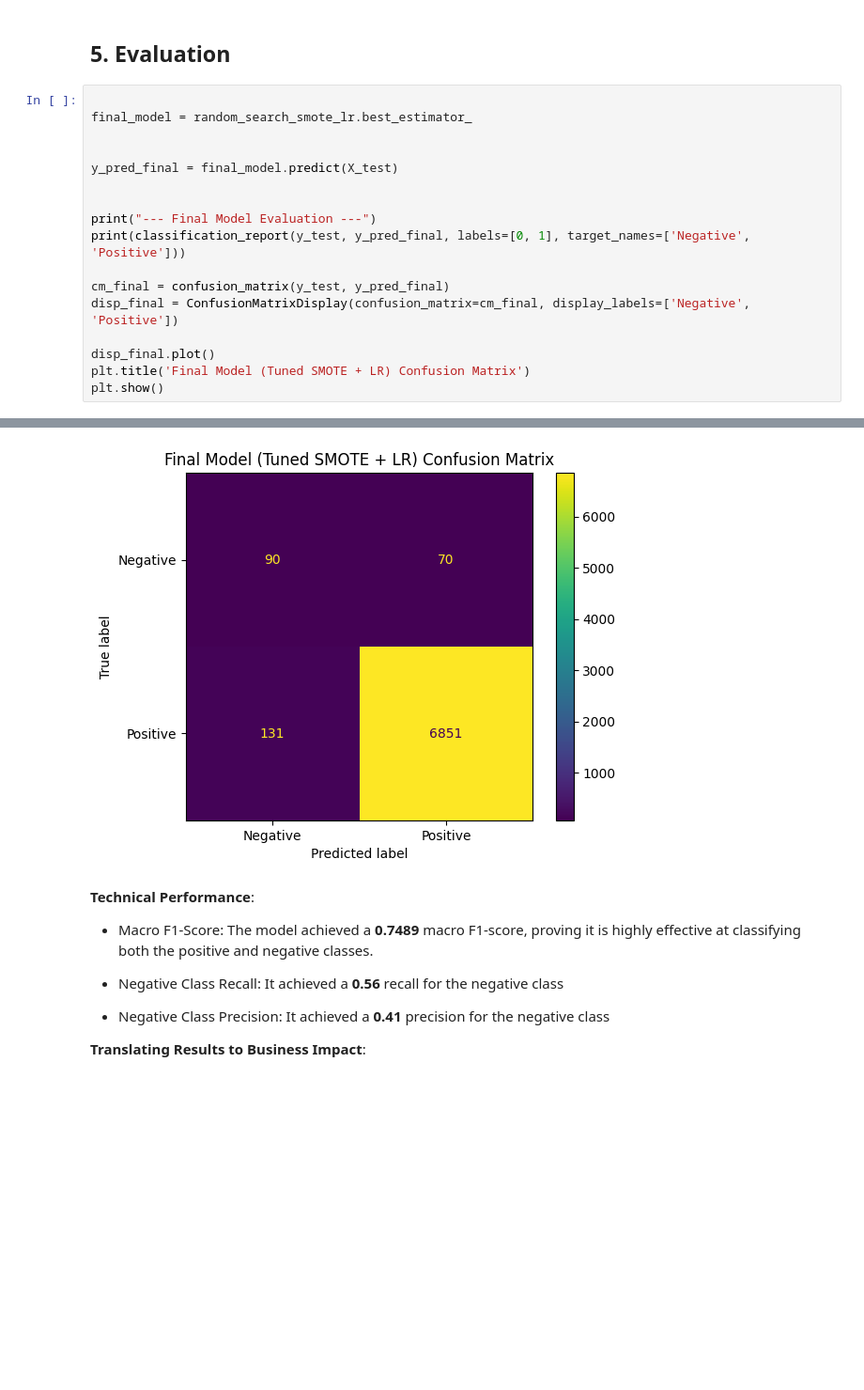
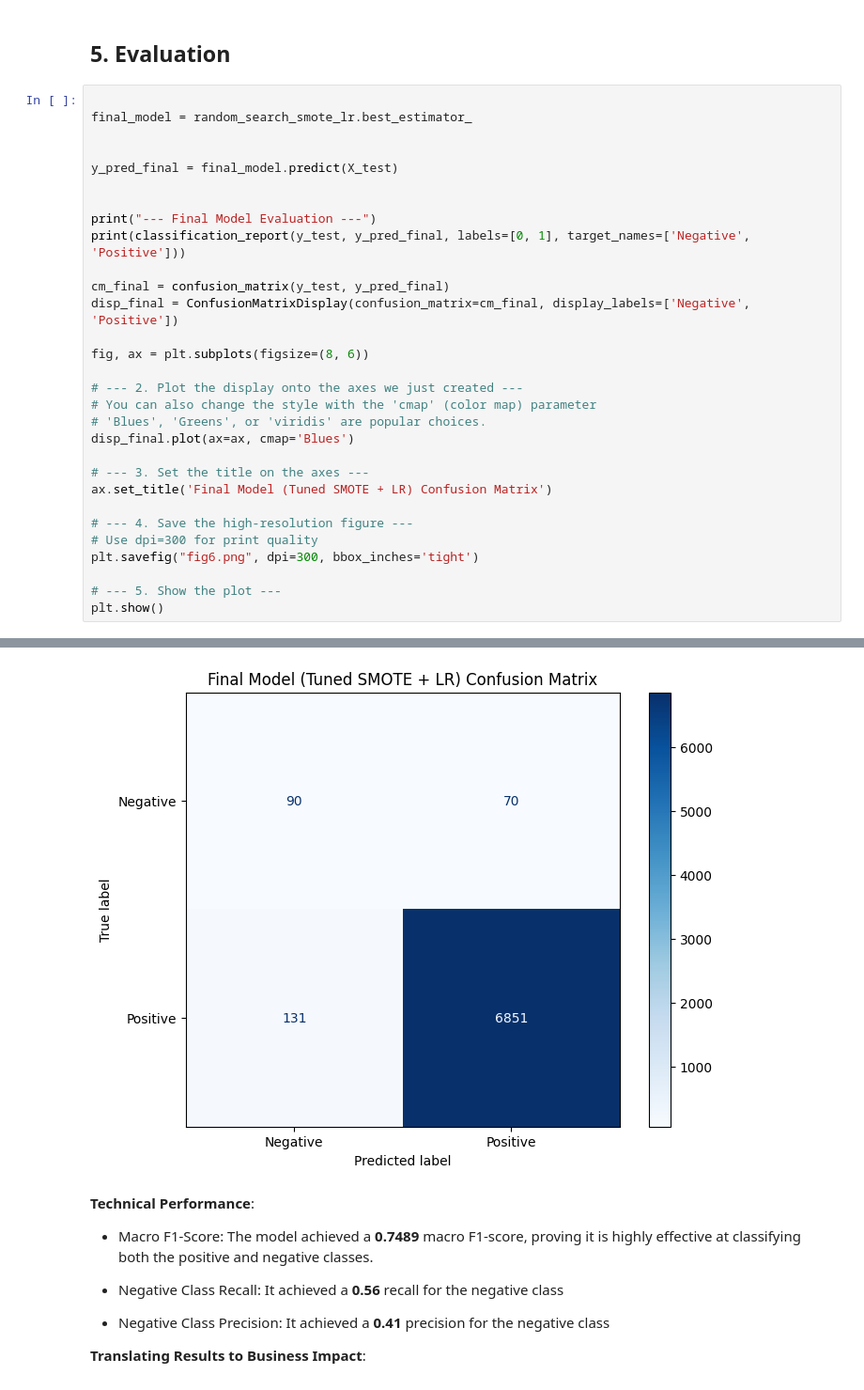
Before and after one commit to hungkaihsin/Capstone-Projet-of-Customer-Analytics, a Jupyter notebook: main.ipynb, the cells around one changed output, grey strips where cells are left out. Shown at 94% size. Saved outputs shown, nothing was run; the diff lists cells and outputs as text; blank space fills up the shorter version.

Commit message:
fix: plots refinement

```diff
--- a/main.ipynb
+++ b/main.ipynb
@@ -697,31 +742,44 @@ weighted avg       0.98      0.95      0.96      7142
 # %%
 
 final_model = random_search_smote_lr.best_estimator_
 
 
 y_pred_final = final_model.predict(X_test)
 
 
 print("--- Final Model Evaluation ---")
 print(classification_report(y_test, y_pred_final, labels=[0, 1], target_names=['Negative', 'Positive']))
 
 cm_final = confusion_matrix(y_test, y_pred_final)
 disp_final = ConfusionMatrixDisplay(confusion_matrix=cm_final, display_labels=['Negative', 'Positive'])
 
-disp_final.plot()
-plt.title('Final Model (Tuned SMOTE + LR) Confusion Matrix')
+fig, ax = plt.subplots(figsize=(8, 6))
+
+# --- 2. Plot the display onto the axes we just created ---
+# You can also change the style with the 'cmap' (color map) parameter
+# 'Blues', 'Greens', or 'viridis' are popular choices.
+disp_final.plot(ax=ax, cmap='Blues')
+
+# --- 3. Set the title on the axes ---
+ax.set_title('Final Model (Tuned SMOTE + LR) Confusion Matrix')
+
+# --- 4. Save the high-resolution figure ---
+# Use dpi=300 for print quality
+plt.savefig("fig6.png", dpi=300, bbox_inches='tight')
+
+# --- 5. Show the plot ---
 plt.show()
 # %% [output]
 --- Final Model Evaluation ---
               precision    recall  f1-score   support
 
     Negative       0.41      0.56      0.47       160
     Positive       0.99      0.98      0.99      6982
 
     accuracy                           0.97      7142
    macro avg       0.70      0.77      0.73      7142
 weighted avg       0.98      0.97      0.97      7142
-[figure, old version]
+[figure, new version]
 # %% [markdown]
 **Technical Performance**:
 
```
Also changed, not shown: parts of 9 cells of this notebook, 6 other files.
